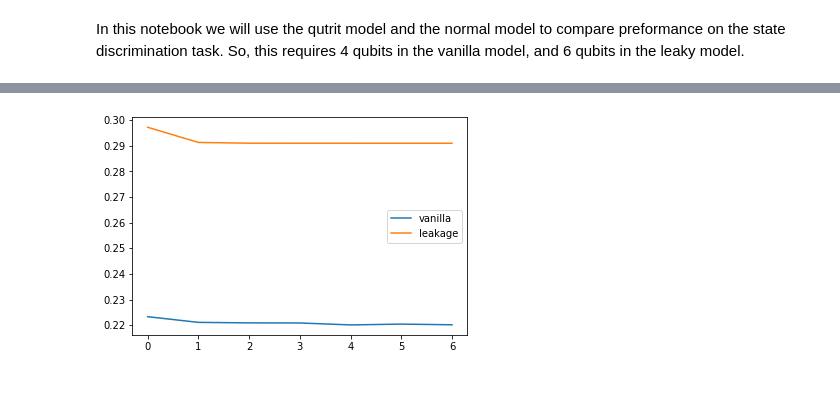
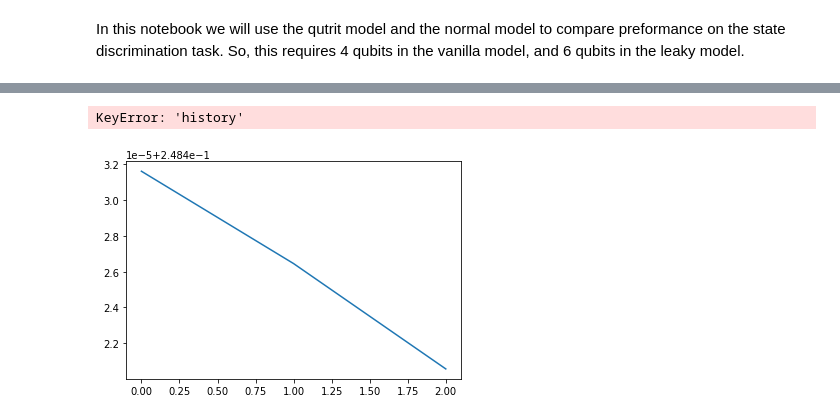
Before and after one commit to DuckTigger/tfq_StateDiscrimination, a Jupyter notebook: compare_models.ipynb, the cells around one changed output, grey strips where cells are left out. Cells and saved outputs as stored; diff of their text form; code cells hidden in the pictures; blank space fills up the shorter version.

```diff
--- a/compare_models.ipynb
+++ b/compare_models.ipynb
@@ -83,0 +89,13 @@ Epoch 7/7
+# %%
+discrimination_history = discrimination_model.fit(x=train_circuits,
+                        y=train_labels,
+                        batch_size=10,
+                        epochs=3,
+                        verbose=1,
+                        validation_data=(test_circuits, test_labels),
+                        callbacks=[discrimination_callback])
+
+with open(os.path.join(checkpoint_path, 'discrimination', 'history.pkl'), 'wb') as f:
+    pkl.dump(leakage_history.history, f)
+with open(os.path.join(checkpoint_path, 'discrimination', 'params.pkl'), 'wb') as f:
+    pkl.dump(leakage_history.params, f)
@@ -83,0 +113,12 @@ Epoch 7/7
+# %%
+noisy_history = noisy_model.fit(x=train_circuits,
+                        y=train_labels,
+                        batch_size=10,
+                        epochs=3,
+                        verbose=1,
+                        validation_data=(test_circuits, test_labels),
+                        callbacks=[noisy_callback])
+with open(os.path.join(checkpoint_path, 'noisy', 'history.pkl'), 'wb') as f:
+    pkl.dump(leakage_history.history, f)
+with open(os.path.join(checkpoint_path, 'noisy', 'params.pkl'), 'wb') as f:
+    pkl.dump(leakage_history.params, f)
@@ -83,0 +130,16 @@ Epoch 7/7
+# %%
+save_point = sorted(os.listdir(local_save),
+                     key=lambda x: datetime.datetime.strptime(x, '%Y_%m_%d_%H_%M_%S'))[-1]
+models_dict = {}
+for model, folder in zip([leakage_model, discrimination_model, noisy_model], ['leakage', 'discrimination', 'noisy']):
+    models_dict[folder] = {}
+    models_dict[folder]['model'] = model
+    path = os.path.join(local_save, save_point, folder)
+    model.load_weights(os.path.join(path,  folder + '.ckpt'))
+    loss, acc = model.evaluate(test_circuits, test_labels, verbose=2)
+    models_dict[folder]['loss'] = loss
+    models_dict[folder]['accuracy'] = acc
+    with open(os.path.join(path, 'history.pkl'), 'rb') as f:
+        models_dict[folder]['history'] = pkl.load(f)
+    with open(os.path.join(path, 'params.pkl'), 'rb') as f:
+        models_dict[folder]['params'] = pkl.load(f)
@@ -84,7 +150,8 @@ Epoch 7/7
 # %%
-plt.plot(discrimination_history.history['val_loss'], label='vanilla')
-plt.plot(leakage_history.history['val_loss'], label='leakage')
+for model in models_dict.keys():
+    plt.plot(models_dict[model]['history']['val_loss'], label=model)
 plt.legend()
 plt.show()
 # %% [output]
+KeyError: 'history'
-[figure, old version]
+[figure, new version]
```
Also changed, not shown: parts of 13 cells of this notebook.
